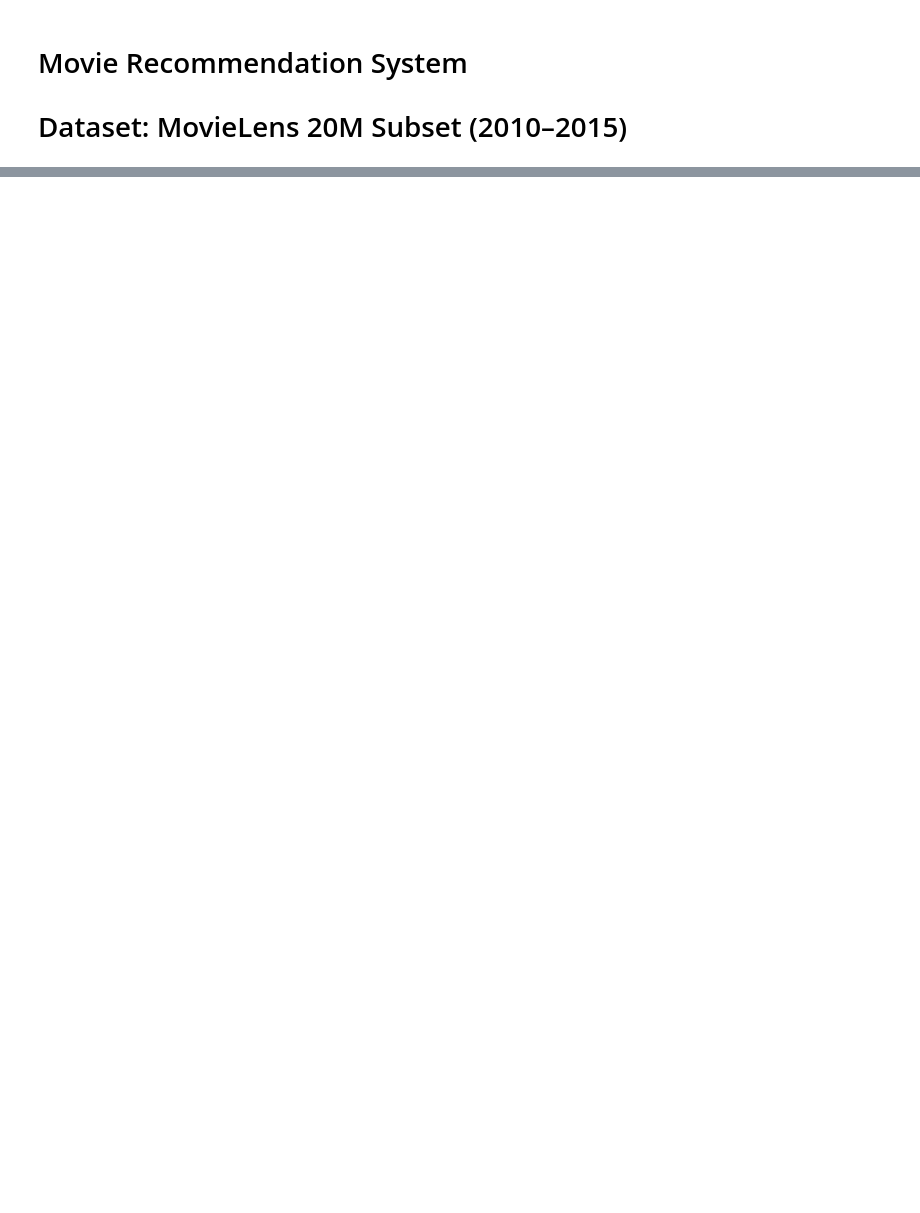
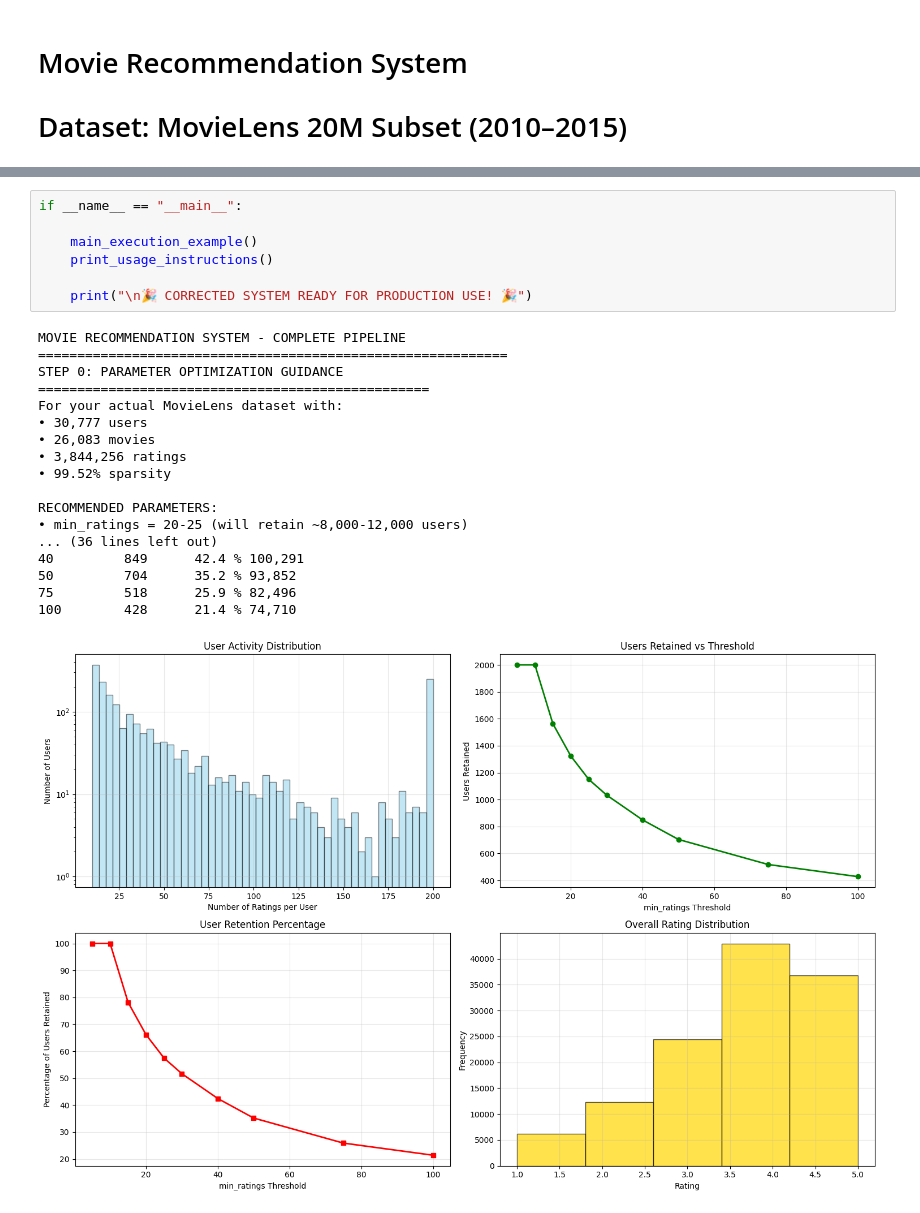
Before and after one commit to Bilal-Ali99/Movie_Recommendation_Elevvo, a Jupyter notebook: Recommendation_System.ipynb, the cells around one changed output, grey strips where cells are left out. Cells and saved outputs as stored; diff of their text form; blank space fills up the shorter version.

```diff
--- a/Recommendation_System.ipynb
+++ b/Recommendation_System.ipynb
@@ -593,0 +1526,26 @@ COSINE vs PEARSON SIMILARITY:
+# %%
+if __name__ == "__main__":
+
+    main_execution_example()
+    print_usage_instructions()
+
+    print("\n🎉 CORRECTED SYSTEM READY FOR PRODUCTION USE! 🎉")
+# %% [output]
+MOVIE RECOMMENDATION SYSTEM - COMPLETE PIPELINE
+============================================================
+STEP 0: PARAMETER OPTIMIZATION GUIDANCE
+==================================================
+For your actual MovieLens dataset with:
+• 30,777 users
+• 26,083 movies
+• 3,844,256 ratings
+• 99.52% sparsity
+
+RECOMMENDED PARAMETERS:
+• min_ratings = 20-25 (will retain ~8,000-12,000 users)
+... (36 lines left out)
+40         849      42.4 % 100,291
+50         704      35.2 % 93,852
+75         518      25.9 % 82,496
+100        428      21.4 % 74,710
+[figure, added]
```
Also changed, not shown: parts of 40 cells of this notebook.
